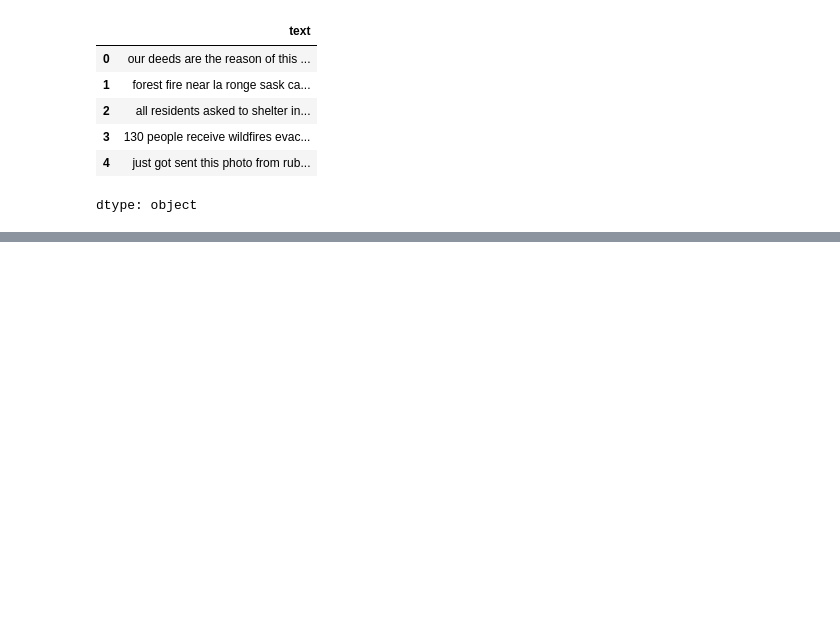
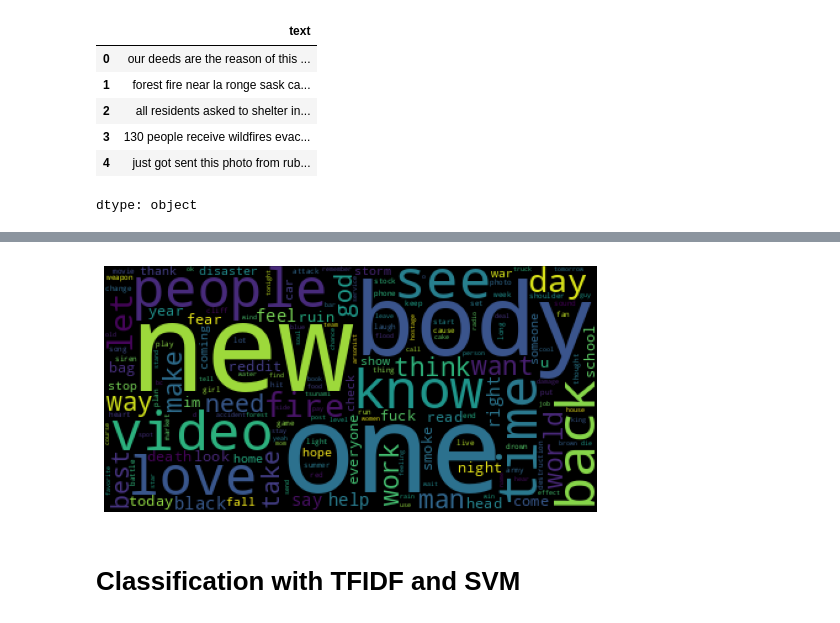
Before and after one commit to bbhargava/Bert_Basic_Movie_review, a Jupyter notebook: Disaster_Tweet_Classification.ipynb, the cells around one changed output, grey strips where cells are left out. Saved outputs shown, nothing was run; the diff lists cells and outputs as text; code cells hidden in the pictures; blank space fills up the shorter version.

Commit message:
Classification using TFIDF and SVM

```diff
--- a/Disaster_Tweet_Classification.ipynb
+++ b/Disaster_Tweet_Classification.ipynb
@@ -228,0 +238,11 @@ dtype: object
+# %%
+nreal = kgp.get_word_freqs(tweet[tweet['target']==0], 'text')
+nreal = ' '.join(nreal.index)
+wordcloud = WordCloud(max_font_size=100).generate(nreal)
+plt.imshow(wordcloud)
+plt.axis('off')
+plt.show()
+# %% [output]
+[figure, added]
+# %% [markdown]
+# Classification with TFIDF and SVM
```
Also changed, not shown: parts of 8 cells of this notebook.
